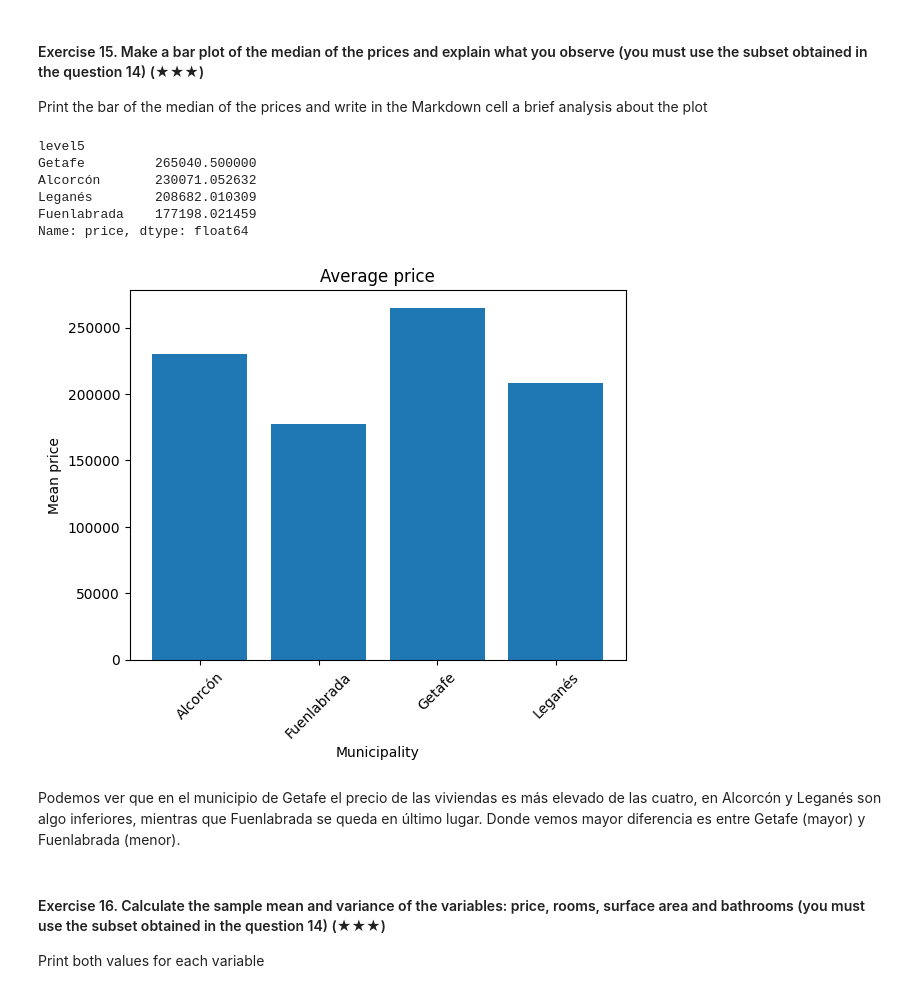
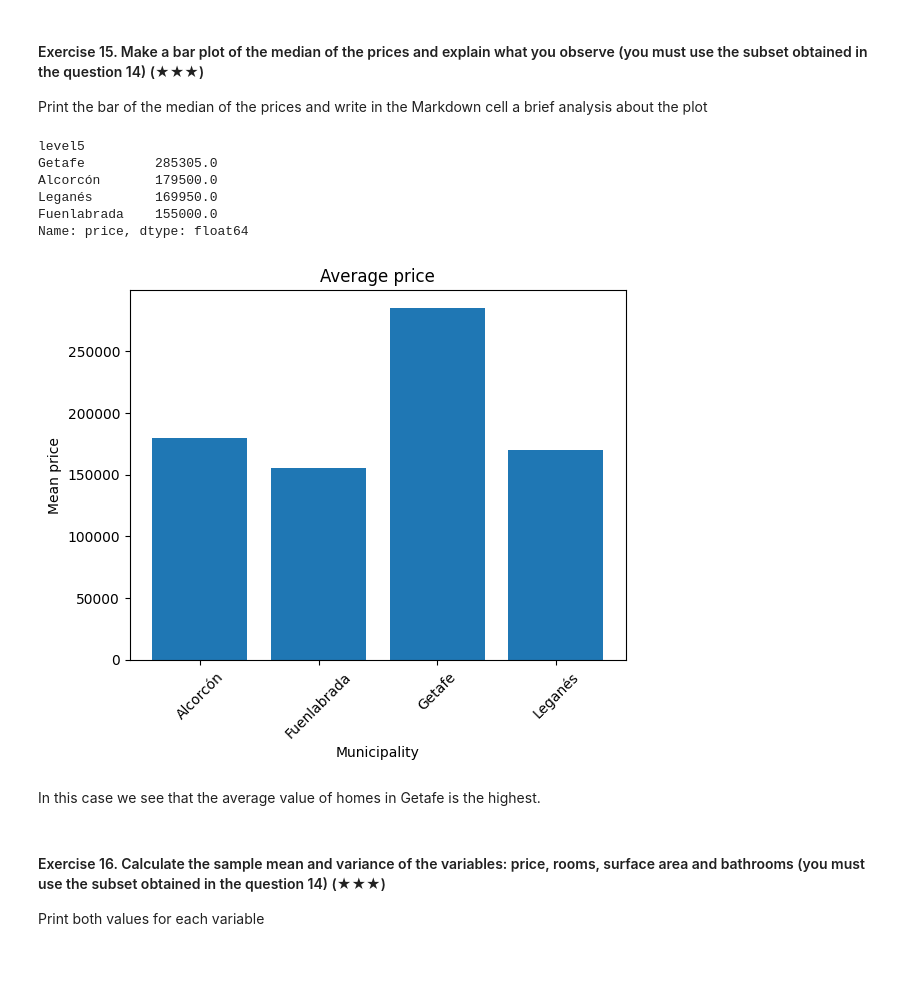
Before and after one commit to 4GeeksAcademy/pilarzarcoproyectoprework, a Jupyter notebook: project.ipynb, the cells around one changed output. Drawn from its saved outputs; the diff is of its cells as text; code cells hidden in the pictures; blank space fills up the shorter version.

```diff
--- a/project.ipynb
+++ b/project.ipynb
@@ -305,13 +239,7 @@ The price per square meter in Galpagar is significantly higher than in Valdemori
 
 Hint: You can make a `scatter plot` and then write a conclusion about it
 # %%
-# TODO
-import pandas as pd
-import numpy as np
-import matplotlib.pyplot as plt
-ds = pd.read_csv('assets/real_estate.csv', sep=';')
-
-    # Creamos diagrama de dispersión
+# Create a scatter diagram
 plt.figure(figsize = (10,6))
 plt.scatter(ds['surface'], ds['price'], alpha = 0.5)
 plt.title('Scatter Diagram: Surface vs. Price')
@@ -330,12 +258,8 @@ We can see in the scatter diagram that there are a greater number of homes betwe
 
 Print the obtained value
 # %%
-# TODO
-import pandas as pd
-import numpy as np
-ds = pd.read_csv('assets/real_estate.csv', sep=';')
-
-    # Obtenemos el numero de agencias totales, sin contar repeticiones
+# Obtain the number of total agencies, without counting repetitions
 agencies = ds['realEstate_name'].value_counts()
-print(agencies)
+num_agencies = agencies.nunique()
+print("Number of real estate agencies in the data set:", num_agencies)
 # %% [output]
@@ -357,12 +269,7 @@ Name: count, Length: 1821, dtype: int64
 
 Print both the population and the number of houses
 # %%
-# TODO
-import pandas as pd
-import numpy as np
-ds = pd.read_csv('assets/real_estate.csv', sep=';')
-
-    # Hallamos la poblacion con mayor numero de viviendas a la venta, e imprimimos el valor de la suma de esa agencia
+# Find the population with the greatest number of homes for sale, and we print the value of the sum of that agency
 houses_by_population = ds.groupby('level5')['realEstate_name'].count()
 population_more_houses = houses_by_population.idxmax()
 sum_population_more_houses = houses_by_population.max()
@@ -407,37 +304,31 @@ print(south_belt)
 
 Print the bar of the median of the prices and write in the Markdown cell a brief analysis about the plot
 # %%
-# TODO
-import pandas as pd
-import numpy as np
-import matplotlib.pyplot as plt
-ds = pd.read_csv('assets/real_estate.csv', sep=';')
-
-    # Creamos la nueva lista de los 4 municipios con los que queremos trabajar
+# Create the new list of the 4 municipalities with which we want to work
 south_belt_population = ["Fuenlabrada", "Leganés", "Getafe", "Alcorcón"]
 
-    # Calculamos el precio medio de los municipios del sur de Madrid
-mean_price = south_belt.groupby('level5')['price'].mean()
-mean_price_sorted = mean_price.sort_values(ascending = False)
-print(mean_price_sorted)
+# Calculate the average price of the municipalities in the south of Madrid
+median_price = south_belt.groupby('level5')['price'].median()
+median_price_sorted = median_price.sort_values(ascending = False)
+print(median_price_sorted)
 
-    # Hacemos la gráfica
-plt.bar(mean_price.index, mean_price)
+# Make the graph
+plt.bar(median_price.index, median_price)
 plt.title("Average price")
 plt.xlabel("Municipality")
 plt.ylabel("Mean price")
 plt.xticks(rotation = 45)
 plt.show()
 # %% [output]
 level5
-Getafe         265040.500000
-Alcorcón       230071.052632
-Leganés        208682.010309
-Fuenlabrada    177198.021459
+Getafe         285305.0
+Alcorcón       179500.0
+Leganés        169950.0
+Fuenlabrada    155000.0
 Name: price, dtype: float64
-[figure, old version]
+[figure, new version]
 # %% [markdown]
-Podemos ver que en el municipio de Getafe el precio de las viviendas es más elevado de las cuatro, en Alcorcón y Leganés son algo inferiores, mientras que Fuenlabrada se queda en último lugar. Donde vemos mayor diferencia es entre Getafe (mayor) y Fuenlabrada (menor).
+In this case we see that the average value of homes in Getafe is the highest.
 # %% [markdown]
 #### Exercise 16. Calculate the sample mean and variance of the variables: price, rooms, surface area and bathrooms (you must use the subset obtained in the question 14) (★★★)
 
```
Also changed, not shown: parts of 21 cells of this notebook.
